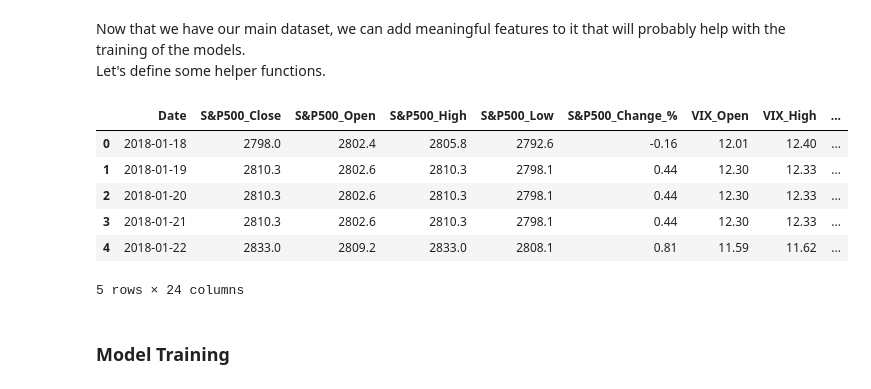
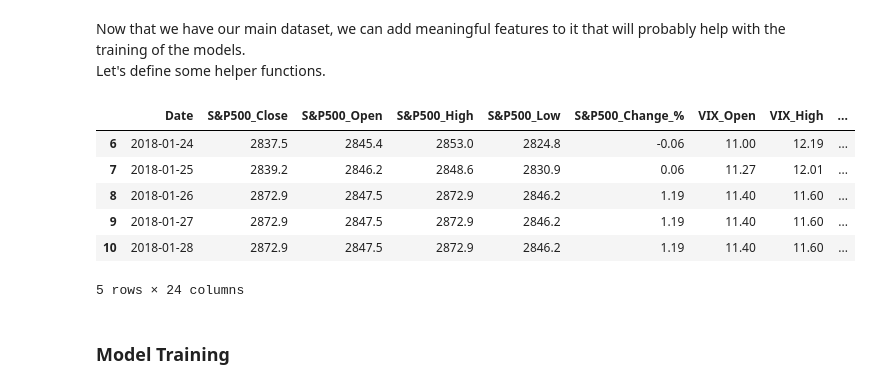
Before and after one commit to KhalilGarali/Crypto-MarketCap-Forecast-Based-On-SP500, a Jupyter notebook: master.ipynb, the cells around one changed output. Drawn from its saved outputs; the diff is of its cells as text; code cells hidden in the pictures.

```diff
--- a/master.ipynb
+++ b/master.ipynb
@@ -478,19 +478,22 @@ def add_crypto_percent_change(df: pd.DataFrame) -> pd.DataFrame:
 # %%
 # Add all features to the DataFrame
 main_df = add_seasonal_features(main_df, 'Date')
 main_df = add_rolling_statistics(main_df, window=7)
 main_df = add_lag_features(main_df, lag=1)
 main_df = add_crypto_percent_change(main_df)
 
+# Drop rows with NaN values created by rolling and lag features
+main_df.dropna(inplace=True)
+
 main_df.to_csv(os.path.join(DATA_PATH, 'MainData_FeatureEngineering.csv'), index=False)
 main_df.head()
 # %% [output]
 |  | Date | S&P500_Close | S&P500_Open | S&P500_High | S&P500_Low | S&P500_Change_% | VIX_Open | VIX_High | ... |
-| 0 | 2018-01-18 | 2798.0 | 2802.4 | 2805.8 | 2792.6 | -0.16 | 12.01 | 12.40 | ... |
-| 1 | 2018-01-19 | 2810.3 | 2802.6 | 2810.3 | 2798.1 | 0.44 | 12.30 | 12.33 | ... |
-| 2 | 2018-01-20 | 2810.3 | 2802.6 | 2810.3 | 2798.1 | 0.44 | 12.30 | 12.33 | ... |
-| 3 | 2018-01-21 | 2810.3 | 2802.6 | 2810.3 | 2798.1 | 0.44 | 12.30 | 12.33 | ... |
-| 4 | 2018-01-22 | 2833.0 | 2809.2 | 2833.0 | 2808.1 | 0.81 | 11.59 | 11.62 | ... |
+| 6 | 2018-01-24 | 2837.5 | 2845.4 | 2853.0 | 2824.8 | -0.06 | 11.00 | 12.19 | ... |
+| 7 | 2018-01-25 | 2839.2 | 2846.2 | 2848.6 | 2830.9 | 0.06 | 11.27 | 12.01 | ... |
+| 8 | 2018-01-26 | 2872.9 | 2847.5 | 2872.9 | 2846.2 | 1.19 | 11.40 | 11.60 | ... |
+| 9 | 2018-01-27 | 2872.9 | 2847.5 | 2872.9 | 2846.2 | 1.19 | 11.40 | 11.60 | ... |
+| 10 | 2018-01-28 | 2872.9 | 2847.5 | 2872.9 | 2846.2 | 1.19 | 11.40 | 11.60 | ... |
 5 rows × 24 columns
 # %% [markdown]
 ### **Model Training**
```
Also changed, not shown: 1 other file.
